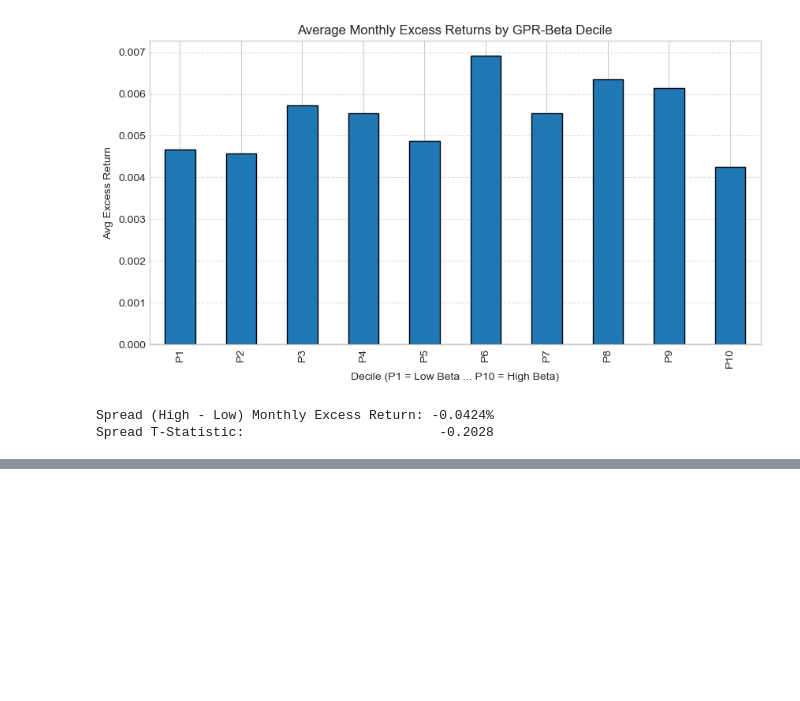
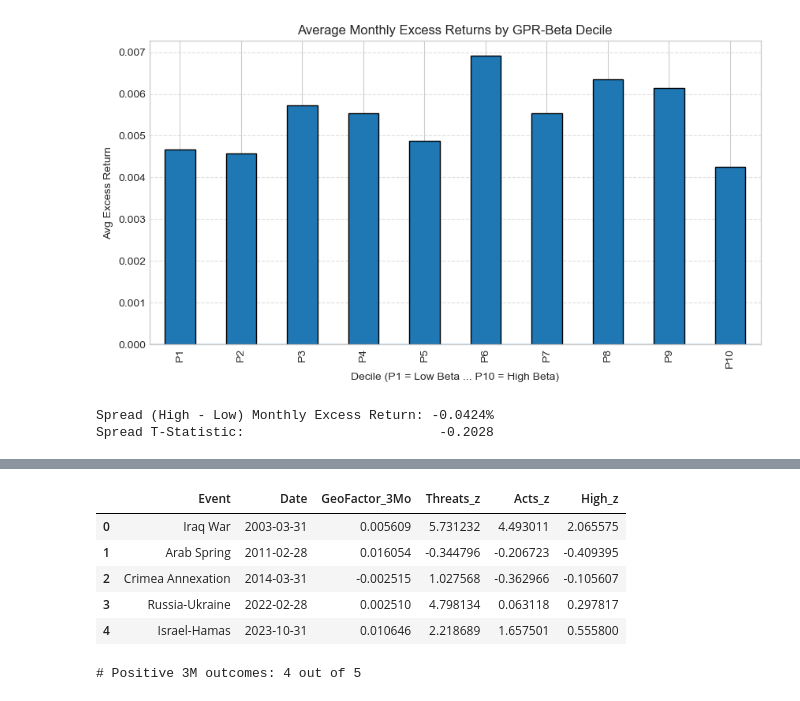
Before and after one commit to siddharthyashkukreja-cloud/Hedging_GeoPolRisk, a Jupyter notebook: researchProject.ipynb, the cells around one changed output, grey strips where cells are left out. Saved outputs shown, nothing was run; the diff lists cells and outputs as text; code cells hidden in the pictures; blank space fills up the shorter version.

```diff
--- a/researchProject.ipynb
+++ b/researchProject.ipynb
@@ -1857,0 +1906,47 @@ Spread T-Statistic:                         -0.2028
+# %%
+import pandas as pd
+import numpy as np
+from pandas.tseries.offsets import MonthEnd
+
+events = {
+    'Gulf War': '1990-08-31',
+    '9/11 Attacks': '2001-09-30',
+    'Iraq War': '2003-03-31',
+    'Arab Spring': '2011-02-28',
+    'Crimea Annexation': '2014-03-31',
+    'Russia-Ukraine': '2022-02-28',
+    'Israel-Hamas': '2023-10-31'
+}
+
+df_study = df_val.set_index("date").sort_index()
+
+rows = []
+for name, d in events.items():
+    ed = pd.Timestamp(d) + MonthEnd(0)
+    if ed not in df_study.index:
+        continue
+    loc = df_study.index.get_loc(ed)
+
+    cum3 = df_study.iloc[loc:loc+3]["GeoFactor"].sum() if loc + 3 <= len(df_study) else np.nan
+
+    rows.append({
+        "Event": name,
+        "Date": ed.date(),
+        "GeoFactor_3Mo": cum3,
+        "Threats_z": df_study.iloc[loc].get("gpr_threats_z", np.nan),
+        "Acts_z": df_study.iloc[loc].get("gpr_acts_z", np.nan),
+        "High_z": df_study.iloc[loc].get("gpr_high_z", np.nan),
+    })
+
+event_df = pd.DataFrame(rows).sort_values("Date")
+display(event_df)
+
+print("\n# Positive 3M outcomes:", (event_df["GeoFactor_3Mo"] > 0).sum(), "out of", len(event_df))
+# %% [output]
+|  | Event | Date | GeoFactor_3Mo | Threats_z | Acts_z | High_z |
+| 0 | Iraq War | 2003-03-31 | 0.005609 | 5.731232 | 4.493011 | 2.065575 |
+| 1 | Arab Spring | 2011-02-28 | 0.016054 | -0.344796 | -0.206723 | -0.409395 |
+| 2 | Crimea Annexation | 2014-03-31 | -0.002515 | 1.027568 | -0.362966 | -0.105607 |
+| 3 | Russia-Ukraine | 2022-02-28 | 0.002510 | 4.798134 | 0.063118 | 0.297817 |
+| 4 | Israel-Hamas | 2023-10-31 | 0.010646 | 2.218689 | 1.657501 | 0.555800 |
+# Positive 3M outcomes: 4 out of 5
```
Also changed, not shown: parts of 1 cell of this notebook.
